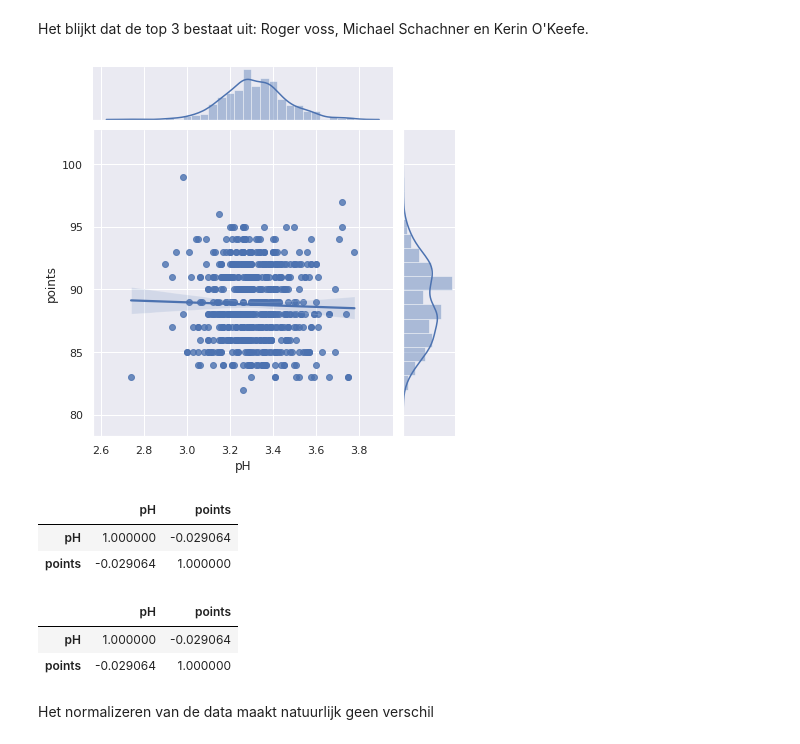
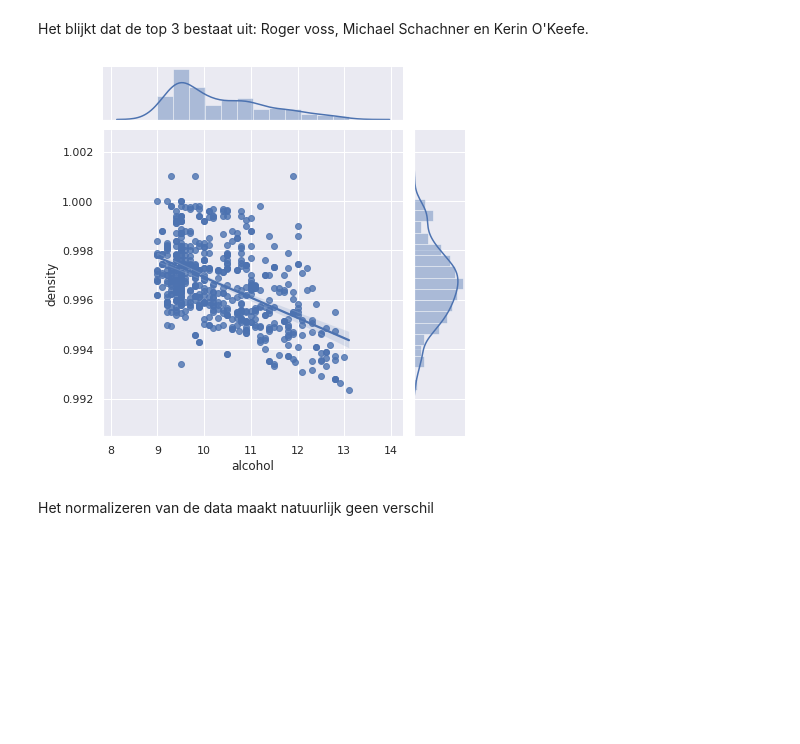
Before and after one commit to TijsS/jupyterNotebook, a Jupyter notebook: Copy_of_WijnOnderzoek.ipynb, the cells around one changed output. Cells and saved outputs as stored; diff of their text form; code cells hidden in the pictures; blank space fills up the shorter version.

```diff
--- a/Copy_of_WijnOnderzoek.ipynb
+++ b/Copy_of_WijnOnderzoek.ipynb
@@ -171,29 +171,38 @@ Name: taster_name, dtype: int64
 # %% [markdown]
 Het blijkt dat de top 3 bestaat uit: Roger voss, Michael Schachner en Kerin O'Keefe.
 # %%
-dfRoger = dfD2[['pH', 'points']].loc[df['taster_name'] == 'Roger Voss']
+dfRoger = dfD2[['density', 'alcohol']].loc[df['taster_name'] == 'Roger Voss']
 dfMichael = dfD2[['pH', 'points']].loc[df['taster_name'] == 'Michael Schachner']
 dfKerin = dfD2[['pH', 'points']].loc[df['taster_name'] == 'Kerin O’Keefe']
-# %%
-#scatterplot van de gegevens van Roger
-ax = sns.jointplot('pH', 'points', data=dfRoger,kind="reg")
-# %% [output]
-[figure, removed]
+# %%
+#scatterplot van de gegevens van Roger
+#alcohol + total sulfur dioxide?
+#pH + alcohol??
+#pH + citric acid?
+Q1 = dfRoger['alcohol'].quantile(0.25)
+Q3 = dfRoger['alcohol'].quantile(0.75)
+IQR = Q3 - Q1
+
+filter = (dfRoger['alcohol'] >= Q1 - 1.5 * IQR) & (dfRoger['alcohol'] <= Q3 + 1.5 *IQR)
+dfRoger = dfRoger.loc[filter]
+
+Q1 = dfRoger['density'].quantile(0.25)
+Q3 = dfRoger['density'].quantile(0.75)
+IQR = Q3 - Q1
+
+filter = (dfRoger['density'] >= Q1 - 1.5 * IQR) & (dfRoger['density'] <= Q3 + 1.5 *IQR)
+dfRoger = dfRoger.loc[filter]
+
+ax = sns.jointplot('alcohol', 'density', data=dfRoger,kind="reg")
+# %% [output]
+[figure, added]
 # %%
-#de correlatie tussen pH en points van Roger voor het normaliseren van waardes
+  #de correlatie tussen pH en points van Roger voor het normaliseren van waardes
 dfRoger.corr()
-# %% [output]
-|  | pH | points |
-| pH | 1.000000 | -0.029064 |
-| points | -0.029064 | 1.000000 |
 # %%
 #de correlatie tussen pH en points van Roger na het normaliseren van waardes
 dfRoger=(dfRoger-dfRoger.mean())/dfRoger.std()
 dfRoger.corr()
-# %% [output]
-|  | pH | points |
-| pH | 1.000000 | -0.029064 |
-| points | -0.029064 | 1.000000 |
 # %% [markdown]
 Het normalizeren van de data maakt natuurlijk geen verschil
 # %%
```
Also changed, not shown: parts of 11 cells of this notebook.
